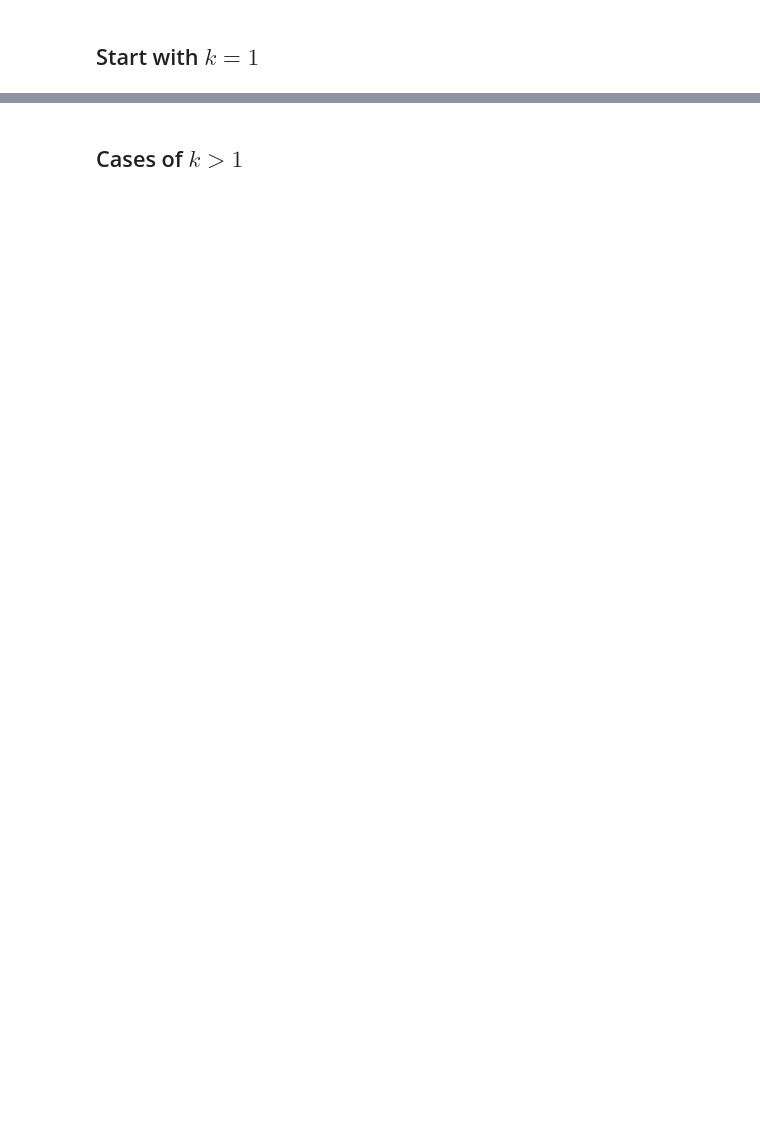
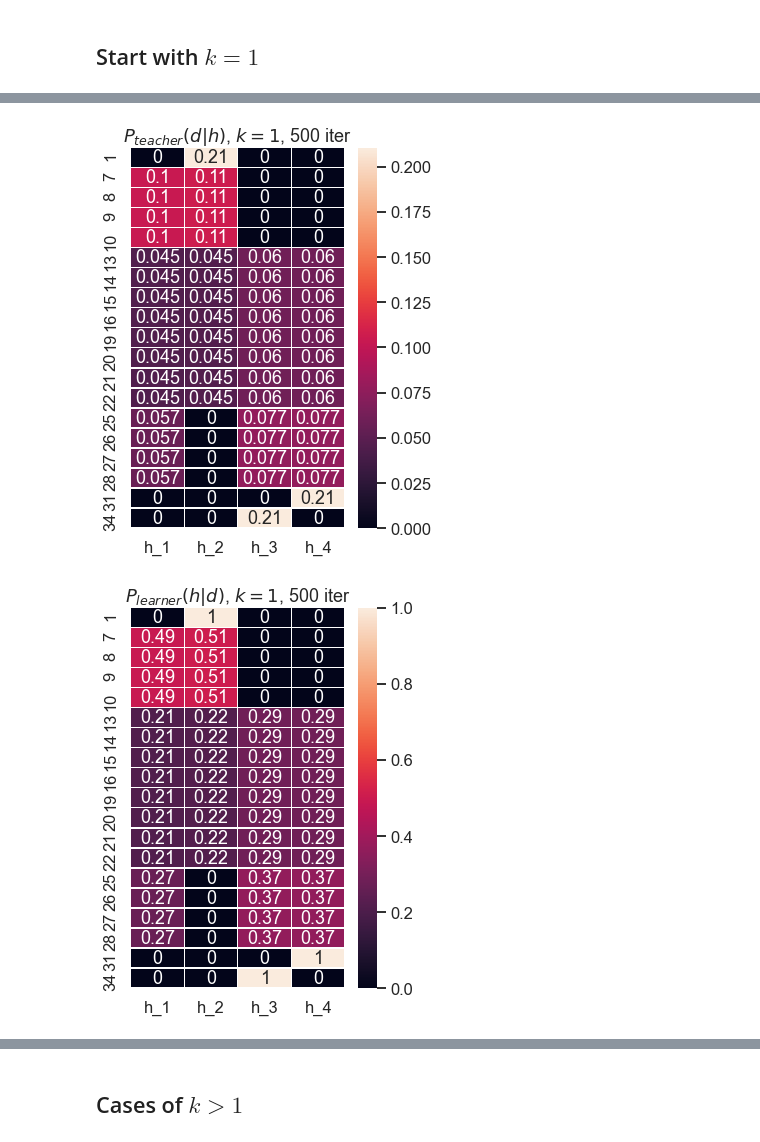
Before and after one commit to nataliavelez/teaching_models, a Jupyter notebook: testing_rectangle_model.ipynb, the cells around one changed output, grey strips where cells are left out. Saved outputs shown, nothing was run; the diff lists cells and outputs as text; code cells hidden in the pictures; blank space fills up the shorter version.

```diff
--- a/testing_rectangle_model.ipynb
+++ b/testing_rectangle_model.ipynb
@@ -113,13 +126,17 @@ plot_prob_heatmap(df_0.loc[(df_0!=0).any(axis=1)])
 # %%
-def find_teacher_probabilities(n, df_0):
+def find_teacher_probabilities_given_iter_0(n, df_0):
     '''
-    given number of iterations n and P(d|h) matrix for iteration 0, find P(d|h) matrix after iteration n
+    given number of iterations n and P(d|h) matrix for iteration 0, find P(d|h) and P(h|d) matrix after iteration n
     '''
     n_iter = n
-    df = df_0
+    df_d = df_0
 
     for n in range(n_iter):
-        df = df.div(df.sum(axis=1), axis=0)  # P(h|d)
-        df = df.div(df.sum(axis=0), axis=1)  # P(d|h)
+        df_h = df_d.div(df_d.sum(axis=1), axis=0)  # P(h|d)
+        df_d = df_h.div(df_h.sum(axis=0), axis=1)  # P(d|h)
 
-    return df
+    if n_iter == 0:
+        df_d = df_0
+        df_h = df_d.div(df_d.sum(axis=1), axis=0)
+
+    return df_d, df_h
@@ -128,3 +143,24 @@ df_500 = find_teacher_probabilities(500, df_0)
+# %%
+def find_teacher_probs_k1(n_iter, prob_idx, all_problems):
+    '''given iteration number, index of problem, and df of all problems, return P(d|h) and P(h|d) after n interations for k=1'''
+    _, h_flat = find_problem(prob_idx, all_problems)
+    d_possible = find_pos_ex_indices(h_flat)
+    df_0 = make_df_iteration_zero(d_possible)
+    df_d, df_h = find_teacher_probabilities_given_iter_0(n_iter, df_0)
+    return df_d.fillna(0), df_h.fillna(0)
+# %%
+def drop_zero_rows(df):
+    df = df.loc[(df!=0).any(axis=1)]
+    return df
+# %%
+# Example: index 34, after 500 iterations
+df_d_500, df_h_500 = find_teacher_probs_k1(500, 34, all_problems)
+# %%
+plot_prob_heatmap(drop_zero_rows(df_d_500), '$P_{teacher}(d|h)$, $k=1$, 500 iter')
+plot_prob_heatmap(drop_zero_rows(df_h_500), '$P_{learner}(h|d)$, $k=1$, 500 iter')
+# %% [output]
+[figure, added]
+[figure, added]
 # %%
 # Plot indices to make viz slightly easier
 def plot_problem_with_indices(problem):
```
Also changed, not shown: parts of 93 cells of this notebook, 2 other files.
